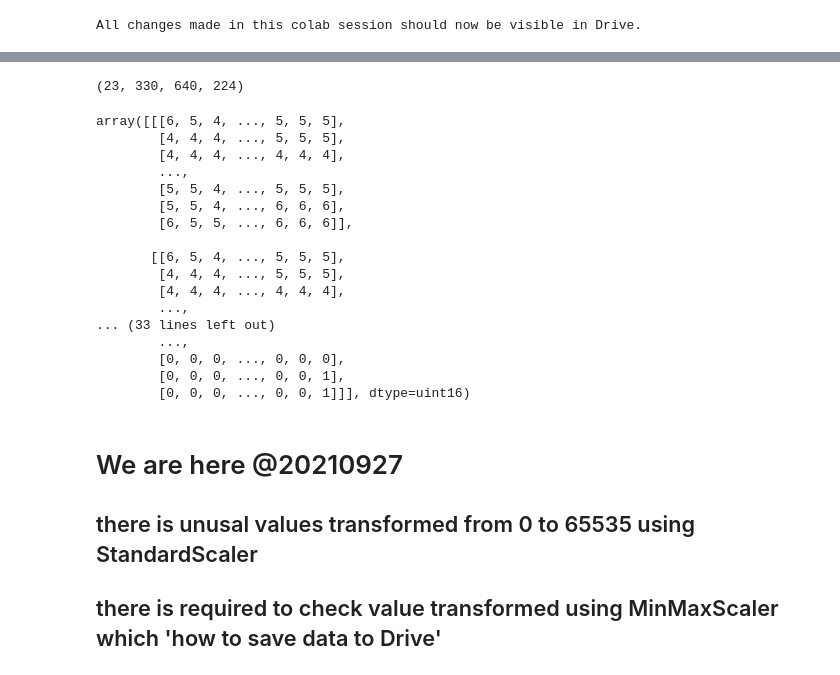
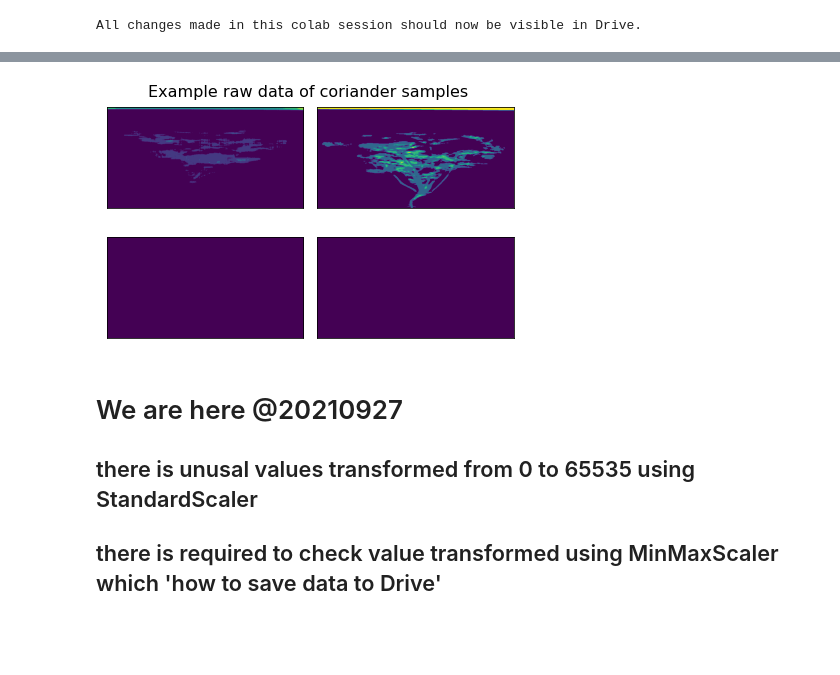
Before and after one commit to navavatpi/researchPhd, a Jupyter notebook: corianderScratch.ipynb, the cells around one changed output, grey strips where cells are left out. Cells and saved outputs as stored; diff of their text form; code cells hidden in the pictures; blank space fills up the shorter version.

Commit message:
decorate but stuck at scaler

```diff
--- a/corianderScratch.ipynb
+++ b/corianderScratch.ipynb
@@ -167,32 +200,50 @@ def data_scaler(X=X):
       X_scaled[:,:,:,wavelength] = scaler.fit_transform(X[:,:,:,wavelength].ravel().reshape(-1,1)).reshape(X[:,:,:,1].shape)
 
   return X_scaled
-# %%
-X = data_scaler(X=X)
-# %%
-X.shape
-# %% [output]
-(23, 330, 640, 224)
-# %%
-X[1]
-# %% [output]
-array([[[6, 5, 4, ..., 5, 5, 5],
-        [4, 4, 4, ..., 5, 5, 5],
-        [4, 4, 4, ..., 4, 4, 4],
-        ...,
-        [5, 5, 4, ..., 5, 5, 5],
-        [5, 5, 4, ..., 6, 6, 6],
-        [6, 5, 5, ..., 6, 6, 6]],
-
-       [[6, 5, 4, ..., 5, 5, 5],
-        [4, 4, 4, ..., 5, 5, 5],
-        [4, 4, 4, ..., 4, 4, 4],
-        ...,
-... (33 lines left out)
-        ...,
-        [0, 0, 0, ..., 0, 0, 0],
-        [0, 0, 0, ..., 0, 0, 1],
-        [0, 0, 0, ..., 0, 0, 1]]], dtype=uint16)
+# %%
+# perform scaler function
+# !note: this process take some minutes
+Xz = data_zscaler(X=X)
+# %%
+# define scaler function to adjust value using normalization
+def data_nscaler(X=X):
+
+  # setup empty variable w/ the same shape to original tensor
+  X_scaled = np.zeros_like(X)
+
+  # scale along spectral domain
+  for wavelength in range(X.shape[-1]):
+
+      # define scaler method
+      scaler = MinMaxScaler()
+
+      # perform normalization -> assign to a temporary variable by
+          # flatten all data points shape
+          # normalization
+          # reshape back to orignial shape
+      X_scaled[:,:,:,wavelength] = scaler.fit_transform(X[:,:,:,wavelength].ravel().reshape(-1,1)).reshape(X[:,:,:,1].shape)
+
+  return X_scaled
+# %%
+# perform scaler function
+# !note: this process take some minutes
+Xn = data_nscaler(X=X)
+# %%
+# show images of sample in a spectrum
+fig, axes = plt.subplots(nrows=2, ncols=2)
+
+## sample 0th - 3th are selected
+## Z; spectral, is randomly specified
+axes[0, 0].imshow(Xz[0][:,:,0])
+axes[0, 1].imshow(Xz[1][:,:,50])
+axes[1, 0].imshow(Xn[2][:,:,100])
+axes[1, 1].imshow(Xn[3][:,:,223])
+
+plt.setp(plt.gcf().get_axes(), xticks=[], yticks=[]);
+fig.suptitle('Example raw data of coriander samples', fontsize=16)
+fig.tight_layout()
+# %% [output]
+[figure, added]
 # %% [markdown]
 # We are here @20210927
 ## there is unusal values transformed from 0 to 65535 using StandardScaler
```
Also changed, not shown: parts of 22 cells of this notebook.
